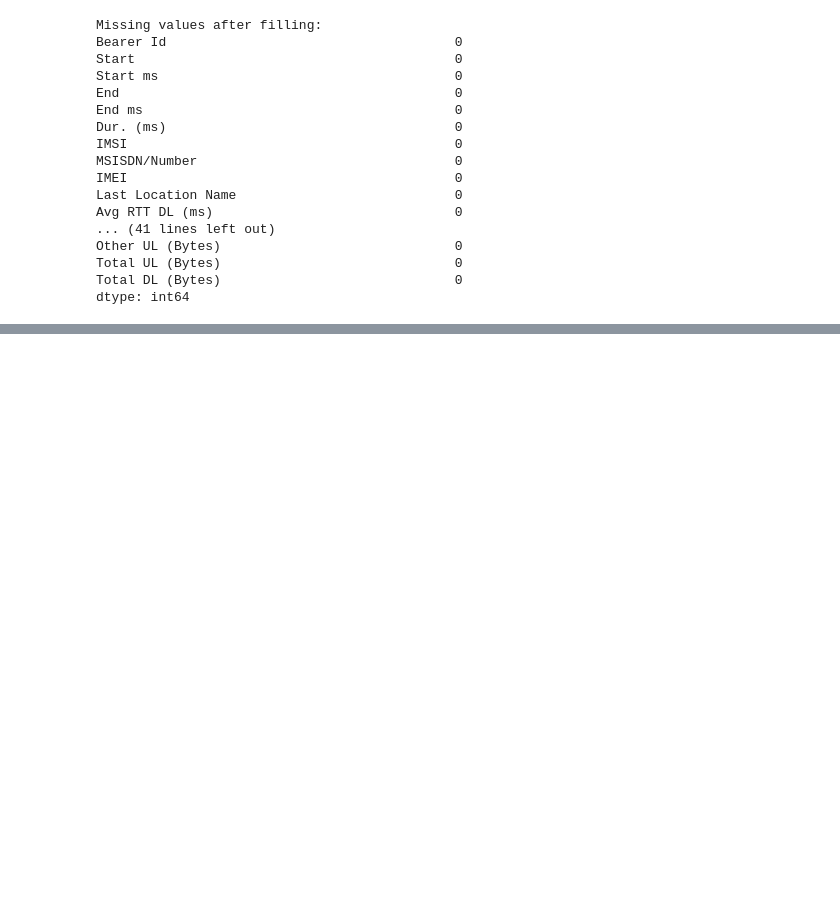
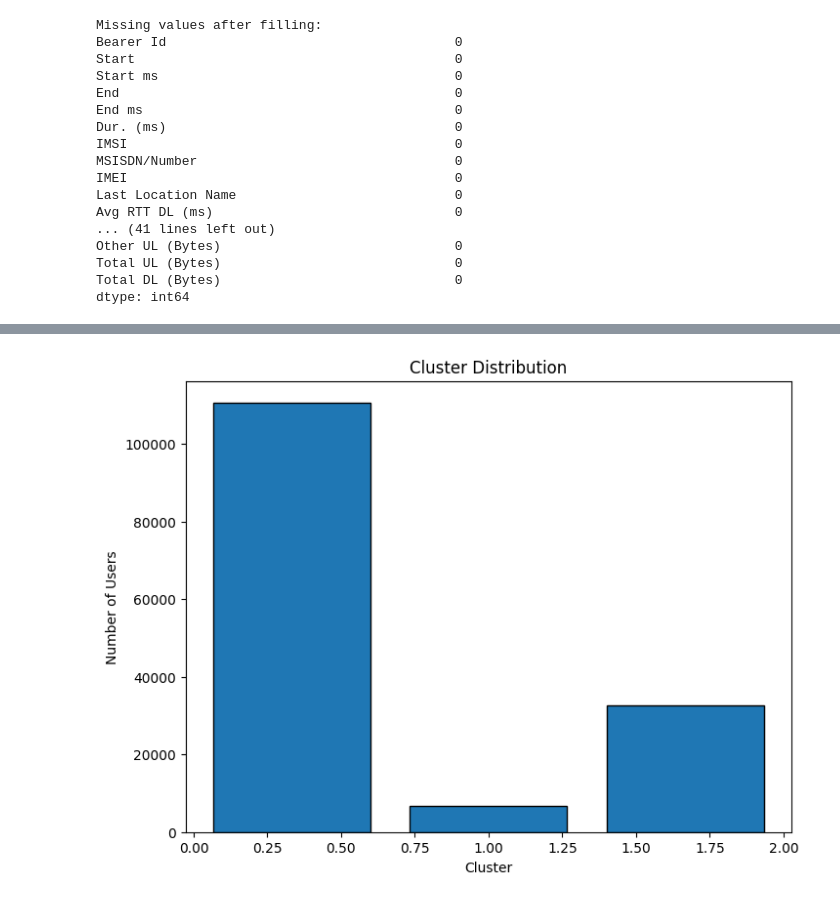
Before and after one commit to hasankere/Week2_DataScience_Project, a Jupyter notebook: notebooks/Experience_Analytics.ipynb, the cells around one changed output, grey strips where cells are left out. Drawn from its saved outputs; the diff is of its cells as text; code cells hidden in the pictures; blank space fills up the shorter version.

```diff
--- a/notebooks/Experience_Analytics.ipynb
+++ b/notebooks/Experience_Analytics.ipynb
@@ -289,0 +344,34 @@ Most Frequent: [40.0, 54.0, 47.0, 53.0, 9.0, 52.0, 51.0, 44.0, 46.0, 55.0]
+# %%
+# Select relevant experience metrics for clustering
+# Columns: Replace with appropriate numeric columns if necessary
+experience_metrics = data[[
+    'Avg RTT DL (ms)',
+    'Avg RTT UL (ms)',
+    'Avg Bearer TP DL (kbps)',
+    'Avg Bearer TP UL (kbps)',
+    'TCP DL Retrans. Vol (Bytes)',
+    'TCP UL Retrans. Vol (Bytes)',
+    'DL TP < 50 Kbps (%)',
+    'UL TP < 10 Kbps (%)'
+]]
+
+# Handle missing values by replacing them with the mean
+experience_metrics = experience_metrics.fillna(experience_metrics.mean())
+
+# Standardize the metrics
+scaler = StandardScaler()
+scaled_metrics = scaler.fit_transform(experience_metrics)
+
+# Perform K-means clustering with k=3
+kmeans = KMeans(n_clusters=3, random_state=42)
+clusters = kmeans.fit_predict(scaled_metrics)
+
+# Add cluster labels to the original dataset
+data['Experience_Cluster'] = clusters
+
+# Calculate cluster centers and describe clusters
+cluster_centers = pd.DataFrame(scaler.inverse_transform(kmeans.cluster_centers_),
+                               columns=experience_metrics.columns)
+
+print("Cluster Centers (Representative Metrics for Each Cluster):")
+print(cluster_centers)
@@ -289,0 +418,10 @@ Most Frequent: [40.0, 54.0, 47.0, 53.0, 9.0, 52.0, 51.0, 44.0, 46.0, 55.0]
+# %%
+# Visualize cluster distribution
+plt.figure(figsize=(8, 6))
+plt.hist(data['Experience_Cluster'], bins=3, edgecolor='black', align='mid', rwidth=0.8)
+plt.title('Cluster Distribution')
+plt.xlabel('Cluster')
+plt.ylabel('Number of Users')
+plt.show()
+# %% [output]
+[figure, added]
```
Also changed, not shown: parts of 5 cells of this notebook.
